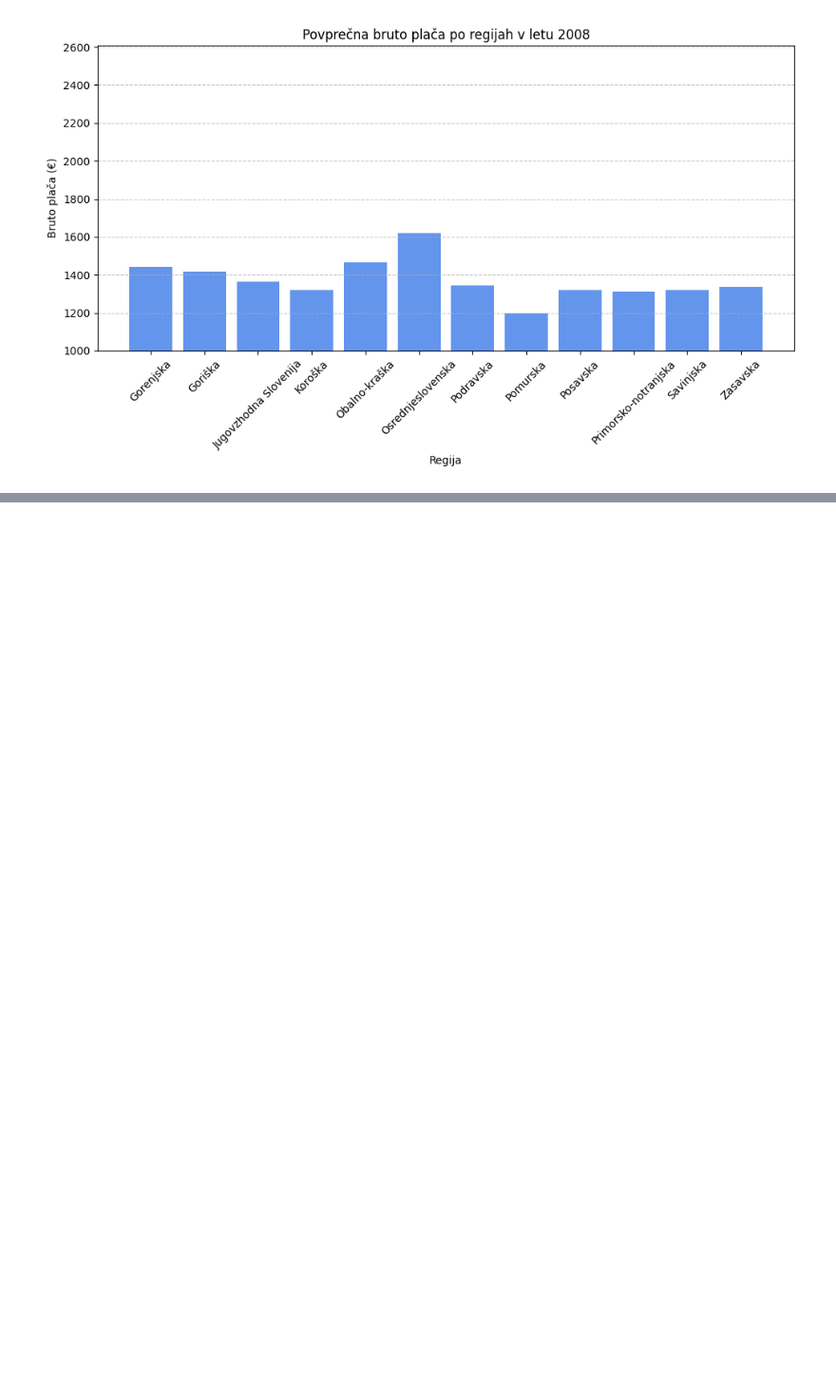
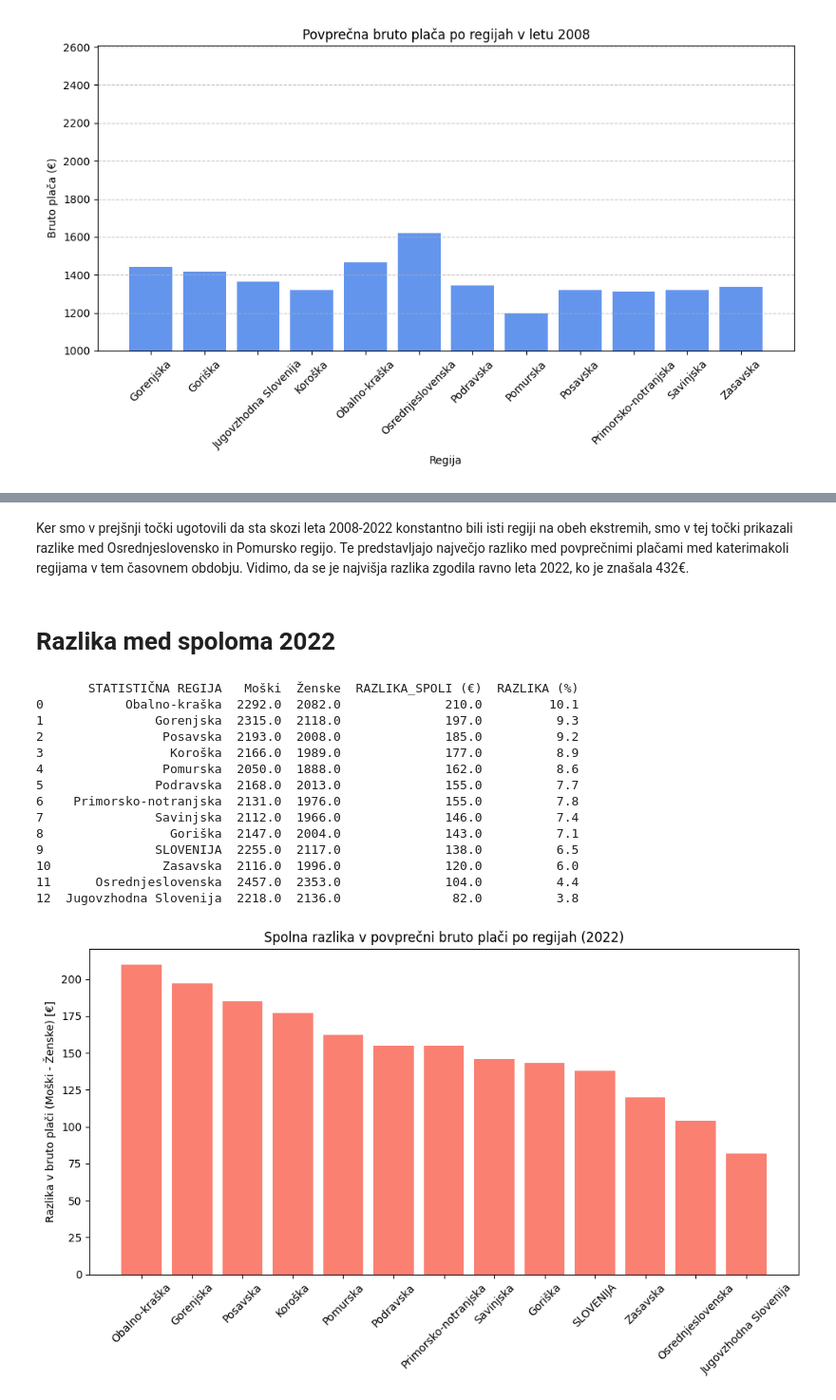
Before and after one commit to KraljMiha/PR2510, a Jupyter notebook: Analiza.ipynb, the cells around one changed output, grey strips where cells are left out. Shown at 95% size. Drawn from its saved outputs; the diff is of its cells as text; code cells hidden in the pictures; blank space fills up the shorter version.

```diff
--- a/Analiza.ipynb
+++ b/Analiza.ipynb
@@ -200,0 +282,57 @@ Image("placa_animacija.gif")
+# %% [markdown]
+Ker smo v prejšnji točki ugotovili da sta skozi leta 2008-2022 konstantno bili isti regiji na obeh ekstremih, smo v tej točki prikazali razlike med Osrednjeslovensko in Pomursko regijo. Te predstavljajo največjo razliko med povprečnimi plačami med katerimakoli regijama v tem časovnem obdobju. Vidimo, da se je najvišja razlika zgodila ravno leta 2022, ko je znašala 432€.
+# %% [markdown]
+# Razlika med spoloma 2022
+# %%
+spol_2022_df = data_df[
+    (data_df["LETO"] == 2022) &
+    (data_df["PLAČA"] == "Bruto") &
+    (data_df["MERITVE"] == "Povprečje") &
+    (data_df["SPOL"].isin(["Moški", "Ženske"])) &
+    (data_df["STAROST"] == "Starost - SKUPAJ")
+].copy()
+
+spol_2022_df["DATA"] = pd.to_numeric(spol_2022_df["DATA"], errors="coerce")
+
+pivot_2022 = spol_2022_df.pivot_table(
+    index="STATISTIČNA REGIJA",
+    columns="SPOL",
+    values="DATA"
+).reset_index()
+
+pivot_2022.columns.name = None
+
+pivot_2022["RAZLIKA_SPOLI (€)"] = pivot_2022["Moški"] - pivot_2022["Ženske"]
+pivot_2022["RAZLIKA (%)"] = ((pivot_2022["Moški"] - pivot_2022["Ženske"]) / pivot_2022["Ženske"]) * 100
+pivot_2022["RAZLIKA (%)"] = pivot_2022["RAZLIKA (%)"].round(1)
+
+pivot_2022 = pivot_2022.sort_values(by="RAZLIKA_SPOLI (€)", ascending=False)
+
+print(pivot_2022.reset_index(drop=True)[["STATISTIČNA REGIJA", "Moški", "Ženske", "RAZLIKA_SPOLI (€)", "RAZLIKA (%)"]])
+
+
+import matplotlib.pyplot as plt
+
+plt.figure(figsize=(10, 6))
+plt.bar(pivot_2022["STATISTIČNA REGIJA"], pivot_2022["RAZLIKA_SPOLI (€)"], color='salmon')
+plt.xticks(rotation=45)
+plt.ylabel("Razlika v bruto plači (Moški - Ženske) [€]")
+plt.title("Spolna razlika v povprečni bruto plači po regijah (2022)")
+plt.tight_layout()
+plt.show()
+# %% [output]
+       STATISTIČNA REGIJA   Moški  Ženske  RAZLIKA_SPOLI (€)  RAZLIKA (%)
+0           Obalno-kraška  2292.0  2082.0              210.0         10.1
+1               Gorenjska  2315.0  2118.0              197.0          9.3
+2                Posavska  2193.0  2008.0              185.0          9.2
+3                 Koroška  2166.0  1989.0              177.0          8.9
+4                Pomurska  2050.0  1888.0              162.0          8.6
+5               Podravska  2168.0  2013.0              155.0          7.7
+6    Primorsko-notranjska  2131.0  1976.0              155.0          7.8
+7               Savinjska  2112.0  1966.0              146.0          7.4
+8                 Goriška  2147.0  2004.0              143.0          7.1
+9               SLOVENIJA  2255.0  2117.0              138.0          6.5
+10               Zasavska  2116.0  1996.0              120.0          6.0
+11      Osrednjeslovenska  2457.0  2353.0              104.0          4.4
+12  Jugovzhodna Slovenija  2218.0  2136.0               82.0          3.8
+[figure, added]
```
Also changed, not shown: parts of 5 cells of this notebook.
